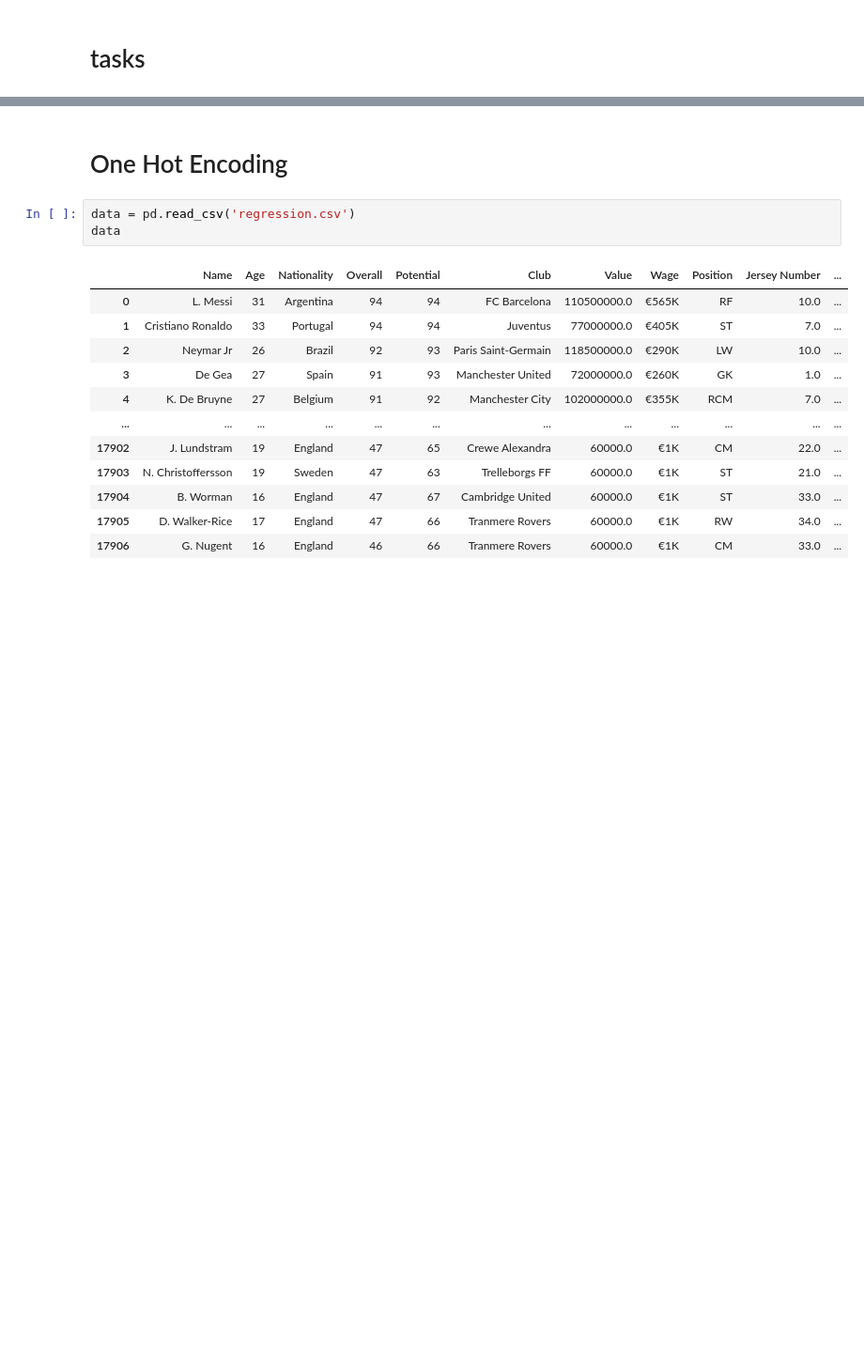
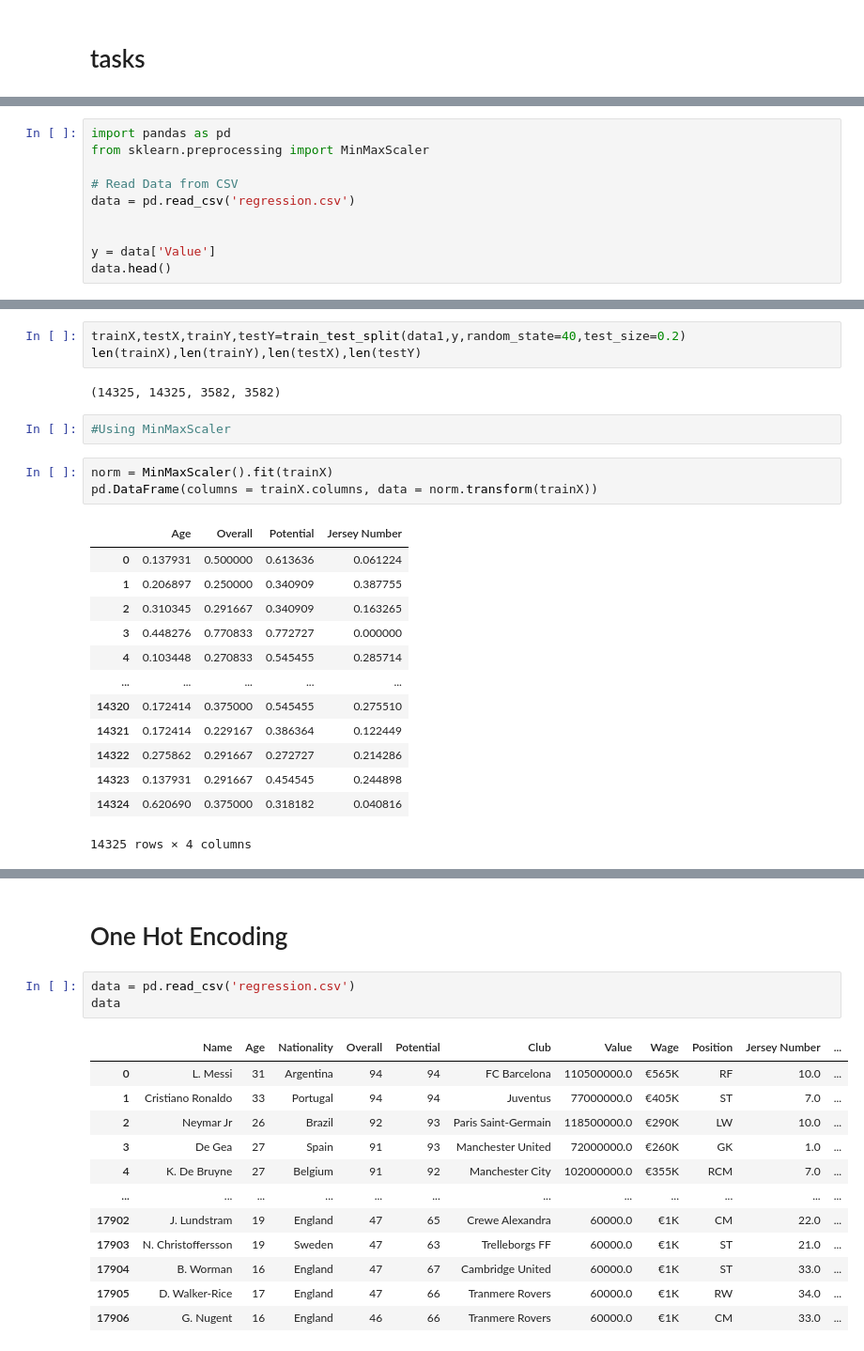
Before and after one commit to NarineKhachatryan/Intro_ML, a Jupyter notebook: CrossValidation_FeatureScaling_OneHotEncoding.ipynb, the cells around one changed output, grey strips where cells are left out. Shown at 94% size. Drawn from its saved outputs; the diff is of its cells as text; blank space fills up the shorter version.

```diff
--- a/CrossValidation_FeatureScaling_OneHotEncoding.ipynb
+++ b/CrossValidation_FeatureScaling_OneHotEncoding.ipynb
@@ -577,0 +429,10 @@ Root mean squared error: 10.54
+# %%
+import pandas as pd
+from sklearn.preprocessing import MinMaxScaler
+
+# Read Data from CSV
+data = pd.read_csv('regression.csv')
+
+
+y = data['Value']
+data.head()
@@ -577,0 +462,24 @@ Root mean squared error: 10.54
+# %%
+trainX,testX,trainY,testY=train_test_split(data1,y,random_state=40,test_size=0.2)
+len(trainX),len(trainY),len(testX),len(testY)
+# %% [output]
+(14325, 14325, 3582, 3582)
+# %%
+#Using MinMaxScaler
+# %%
+norm = MinMaxScaler().fit(trainX)
+pd.DataFrame(columns = trainX.columns, data = norm.transform(trainX))
+# %% [output]
+|  | Age | Overall | Potential | Jersey Number |
+| 0 | 0.137931 | 0.500000 | 0.613636 | 0.061224 |
+| 1 | 0.206897 | 0.250000 | 0.340909 | 0.387755 |
+| 2 | 0.310345 | 0.291667 | 0.340909 | 0.163265 |
+| 3 | 0.448276 | 0.770833 | 0.772727 | 0.000000 |
+| 4 | 0.103448 | 0.270833 | 0.545455 | 0.285714 |
+| ... | ... | ... | ... | ... |
+| 14320 | 0.172414 | 0.375000 | 0.545455 | 0.275510 |
+| 14321 | 0.172414 | 0.229167 | 0.386364 | 0.122449 |
+| 14322 | 0.275862 | 0.291667 | 0.272727 | 0.214286 |
+| 14323 | 0.137931 | 0.291667 | 0.454545 | 0.244898 |
+| 14324 | 0.620690 | 0.375000 | 0.318182 | 0.040816 |
+14325 rows × 4 columns
```
Also changed, not shown: parts of 54 cells of this notebook.
